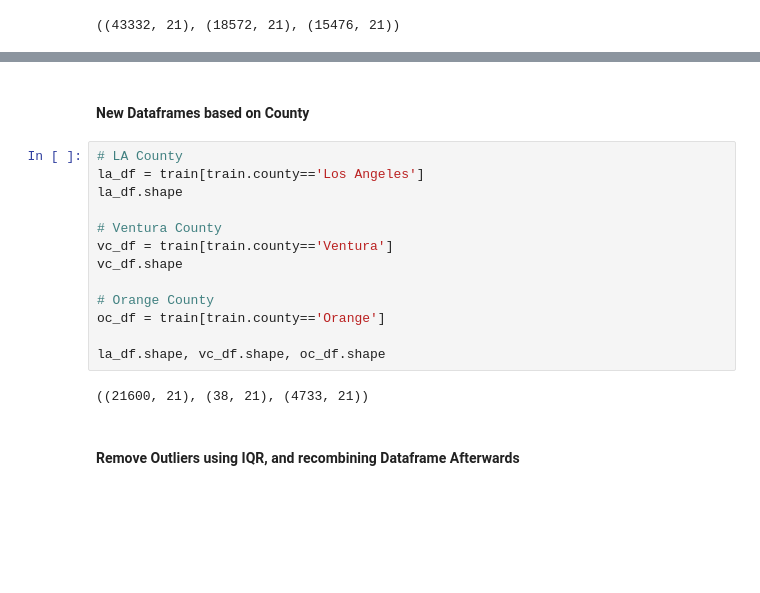
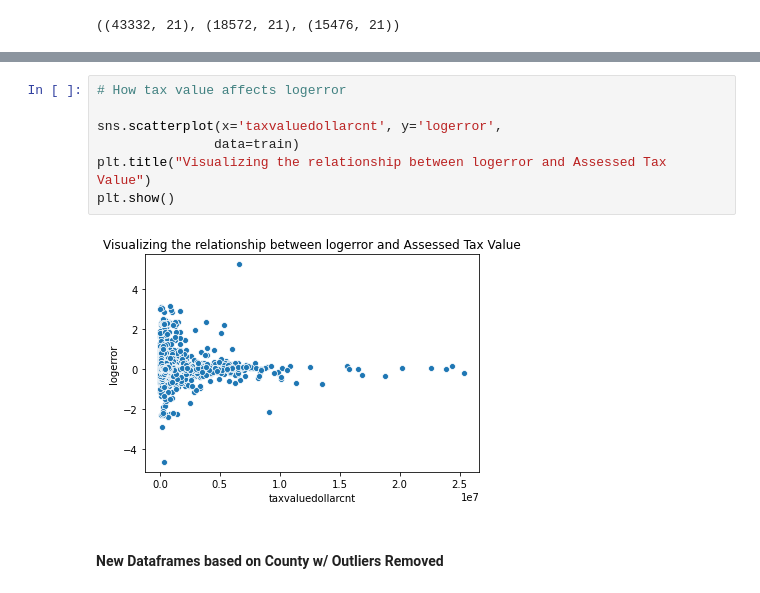
Before and after one commit to CSolitaire/clustering-exercises, a Jupyter notebook: project_exploration_test.ipynb, the cells around one changed output, grey strips where cells are left out. Cells and saved outputs as stored; diff of their text form; blank space fills up the shorter version.

```diff
--- a/project_exploration_test.ipynb
+++ b/project_exploration_test.ipynb
@@ -124,19 +47,11 @@ oc_trial.shape
+# %%
+# How tax value affects logerror
+
+sns.scatterplot(x='taxvaluedollarcnt', y='logerror',
+               data=train)
+plt.title("Visualizing the relationship between logerror and Assessed Tax Value")
+plt.show()
+# %% [output]
+[figure, added]
 # %% [markdown]
-#### New Dataframes based on County
+#### New Dataframes based on County w/ Outliers Removed
-# %%
-# LA County
-la_df = train[train.county=='Los Angeles']
-la_df.shape
-
-# Ventura County
-vc_df = train[train.county=='Ventura']
-vc_df.shape
-
-# Orange County
-oc_df = train[train.county=='Orange']
-
-la_df.shape, vc_df.shape, oc_df.shape
-# %% [output]
-((21600, 21), (38, 21), (4733, 21))
-# %% [markdown]
-#### Remove Outliers  using IQR, and recombining Dataframe Afterwards
```
Also changed, not shown: parts of 21 cells of this notebook.
